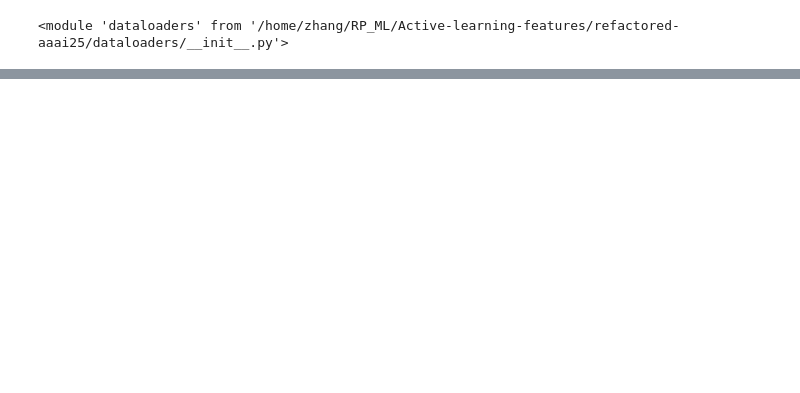
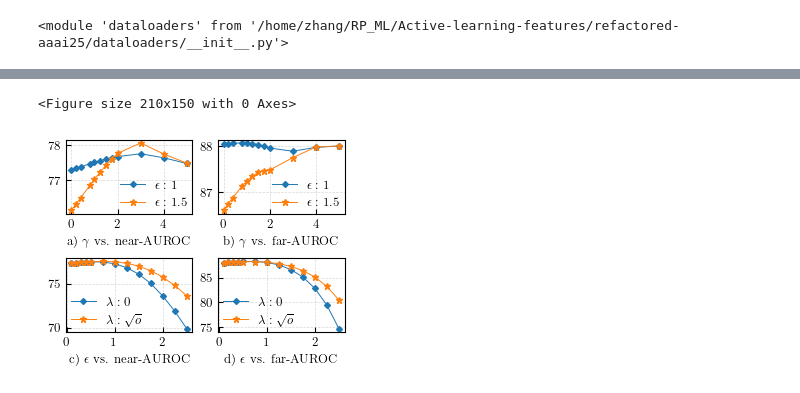
Before and after one commit to betairylia/Active-learning-features, a Jupyter notebook: refactored-aaai25/infwidth.ipynb, the cells around one changed output, grey strips where cells are left out. Saved outputs shown, nothing was run; the diff lists cells and outputs as text; code cells hidden in the pictures; blank space fills up the shorter version.

```diff
--- a/refactored-aaai25/infwidth.ipynb
+++ b/refactored-aaai25/infwidth.ipynb
@@ -114,0 +132,54 @@ plt.savefig("test.pdf", format="pdf")
+# %%
+# power sweep
+lambd_0_near = "69.86849886	69.75694594	69.98005179	71.87362332	71.77764036	71.96960628	73.60855593	73.53119272	73.68591914	75.03002224	74.97214114	75.08790334	76.09517298	76.05216438	76.13818158	76.8319115	76.81443152	76.84939148	77.27705332	77.2668149	77.28729174	77.47915541	77.46952481	77.488786	77.49489648	77.48715925	77.50263371	77.47028247	77.46251408	77.47805086	77.43961426	77.43284587	77.44638266	77.41083404	77.40443799	77.41723009	77.389645	77.38460556	77.39468443"
+lambd_0_far = "74.67519357	74.56766209	74.78272504	79.42725829	79.32485478	79.5296618	82.80645997	82.73834084	82.87457911	85.10399016	85.06921631	85.13876402	86.60481622	86.60101111	86.60862133	87.54242346	87.54174298	87.54310394	88.05590152	88.05132062	88.06048243	88.2547272	88.24368059	88.2657738	88.23357717	88.22074492	88.24640941	88.18588379	88.17658657	88.19518102	88.12859843	88.12133293	88.13586394	88.06940985	88.06544934	88.07337036	88.0240459	88.02302941	88.02506239"
+lambd_0_near = [float(f) for f in lambd_0_near.split('\t')[::3]]
+lambd_0_far = [float(f) for f in lambd_0_far.split('\t')[::3]]
+
+lambd_1_near = "73.62809892	73.598536	73.65766183	74.79978739	74.74886581	74.85070897	75.75734097	75.71394223	75.8007397	76.486678	76.45115208	76.52220392	76.99973429	76.9785666	77.02090198	77.32928913	77.32626017	77.33231809	77.50340718	77.50087782	77.50593655	77.54540198	77.54084689	77.54995707	77.49616465	77.49115349	77.5011758	77.4646232	77.45899211	77.47025428	77.43281017	77.42746508	77.43815526	77.40641632	77.40079766	77.41203499	77.38842096	77.38408871	77.39275321"
+lambd_1_far = "80.46538301	80.35405209	80.57671393	83.19493572	83.12053419	83.26933726	85.10276076	85.05569322	85.1498283	86.39334574	86.36790951	86.41878197	87.25176107	87.23985383	87.2636683	87.79266666	87.78318034	87.80215298	88.08686857	88.07494993	88.09878722	88.19463504	88.17976284	88.20950724	88.16926282	88.15656115	88.18196448	88.13524895	88.12597275	88.14452515	88.09409519	88.08688713	88.10130325	88.05152158	88.04778963	88.05525352	88.01930399	88.01830996	88.02029803"
+lambd_1_near = [float(f) for f in lambd_1_near.split('\t')[::3]]
+lambd_1_far = [float(f) for f in lambd_1_far.split('\t')[::3]]
+
+powers = [2.5, 2.25, 2.0, 1.75, 1.5, 1.25, 1.0, 0.75, 0.5, 0.4, 0.3, 0.2, 0.1]
+# %%
+plt.style.use('./aaai25.mplstyle')
+plt.tight_layout()
+
+TICK_PADDING = -10
+
+fig, ((ax1, ax2), (ax3, ax4)) = plt.subplots(2, 2, figsize = (3.6, 2.5))
+fig.subplots_adjust(hspace=0.6)
+
+ax1.plot(lambds, power_1_0_near, '-D', markersize = 3, linewidth = 0.7, label = '$\\epsilon:1$')
+ax1.plot(lambds, power_1_5_near, '-*', markersize = 5, linewidth = 0.7, label = '$\\epsilon:1.5$')
+ax1.grid(linestyle = '--', linewidth = 0.5, alpha = 0.5)
+ax1.legend(framealpha=0.0, borderaxespad=0.02)
+ax1.set_xlabel("a) $\\gamma$ vs. near-AUROC")
+ax1.tick_params(direction="in")
+
+ax2.plot(lambds, power_1_0_far, '-D', markersize = 3, linewidth = 0.7, label = '$\\epsilon:1$')
+ax2.plot(lambds, power_1_5_far, '-*', markersize = 5, linewidth = 0.7, label = '$\\epsilon:1.5$')
+ax2.grid(linestyle = '--', linewidth = 0.5, alpha = 0.5)
+ax2.legend(framealpha=0.0, borderaxespad=0.02)
+ax2.tick_params(direction="in")
+ax2.set_xlabel("b) $\\gamma$ vs. far-AUROC")
+
+ax3.plot(powers, lambd_0_near, '-D', markersize = 3, linewidth = 0.7, label = '$\\lambda:0$')
+ax3.plot(powers, lambd_1_near, '-*', markersize = 5, linewidth = 0.7, label = '$\\lambda:\\sqrt{o}$')
+ax3.grid(linestyle = '--', linewidth = 0.5, alpha = 0.5)
+ax3.legend(framealpha=0.0, borderaxespad=0.02)
+ax3.tick_params(direction="in")
+ax3.set_xlabel("c) $\\epsilon$ vs. near-AUROC")
+
+ax4.plot(powers, lambd_0_far, '-D', markersize = 3, linewidth = 0.7, label = '$\\lambda:0$')
+ax4.plot(powers, lambd_1_far, '-*', markersize = 5, linewidth = 0.7, label = '$\\lambda:\\sqrt{o}$')
+ax4.grid(linestyle = '--', linewidth = 0.5, alpha = 0.5)
+ax4.legend(framealpha=0.0, borderaxespad=0.02)
+ax4.tick_params(direction="in")
+ax4.set_xlabel("d) $\\epsilon$ vs. far-AUROC")
+
+plt.savefig("ablation.pdf", format="pdf", bbox_inches = 'tight')
+# %% [output]
+<Figure size 210x150 with 0 Axes>
+[figure, added]
```
Also changed, not shown: parts of 5 cells of this notebook, 9 other files.
